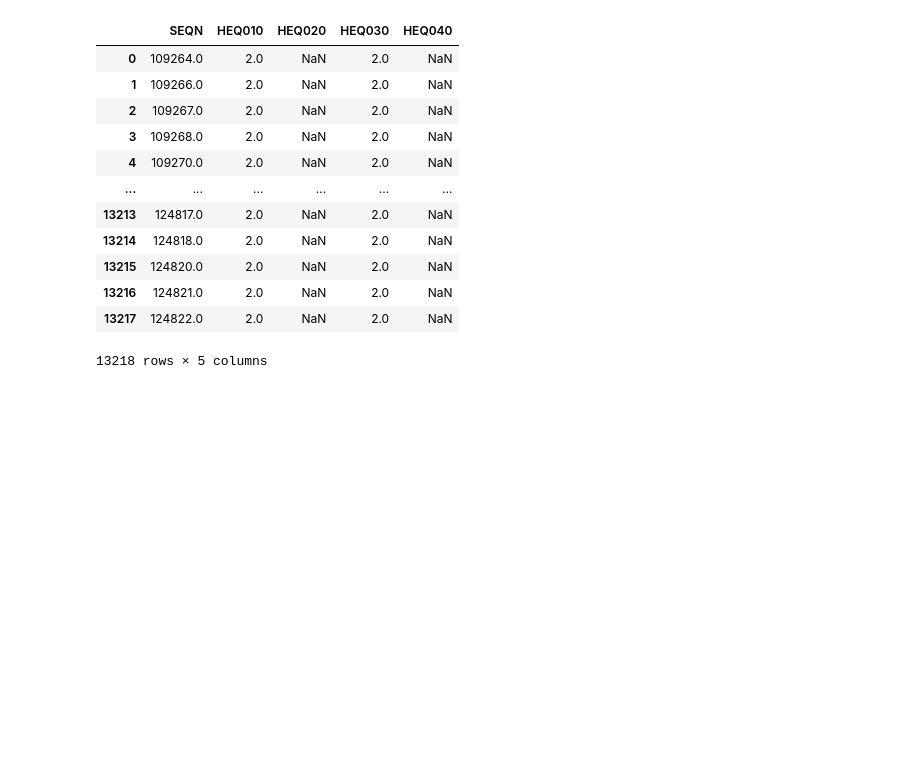
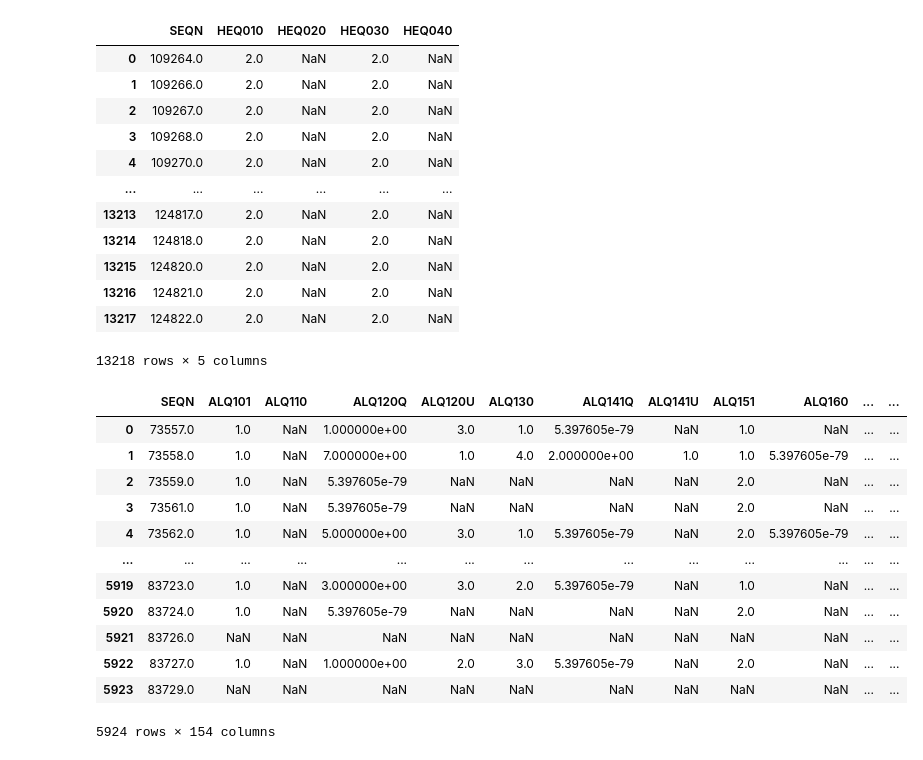
Before and after one commit to tomBaty/data301_project, a Jupyter notebook: main.ipynb, the cells around one changed output. Drawn from its saved outputs; the diff is of its cells as text; code cells hidden in the pictures; blank space fills up the shorter version.

```diff
--- a/main.ipynb
+++ b/main.ipynb
@@ -18,3 +18,31 @@ df
 | 13216 | 124821.0 | 2.0 | NaN | 2.0 | NaN |
 | 13217 | 124822.0 | 2.0 | NaN | 2.0 | NaN |
 13218 rows × 5 columns
+# %%
+Hepatitis1 = pd.read_sas("2013-2014 data\HEQ_H.XPT")
+AlcoholUse1 = pd.read_sas("2013-2014 data\ALQ_H.XPT")
+CurrentHealthStatus1 = pd.read_sas("2013-2014 data\HSQ_H.XPT")
+Immunization1 = pd.read_sas("2013-2014 data\IMQ_H.XPT")
+MedicalConditions1 = pd.read_sas("2013-2014 data\MCQ_H.XPT")
+SmokingCigaretteUse1 = pd.read_sas("2013-2014 data\SMQ_H.XPT")
+# %%
+from functools import reduce
+data_merge1 = reduce(lambda left, right:     # Merge three pandas DataFrames
+                     pd.merge(left , right,
+                              on = ["SEQN"]),
+                     [AlcoholUse1, CurrentHealthStatus1,  Hepatitis1,Immunization1,MedicalConditions1,SmokingCigaretteUse1])
+data_merge1
+# %% [output]
+|  | SEQN | ALQ101 | ALQ110 | ALQ120Q | ALQ120U | ALQ130 | ALQ141Q | ALQ141U | ALQ151 | ALQ160 | ... | ... |
+| 0 | 73557.0 | 1.0 | NaN | 1.000000e+00 | 3.0 | 1.0 | 5.397605e-79 | NaN | 1.0 | NaN | ... | ... |
+| 1 | 73558.0 | 1.0 | NaN | 7.000000e+00 | 1.0 | 4.0 | 2.000000e+00 | 1.0 | 1.0 | 5.397605e-79 | ... | ... |
+| 2 | 73559.0 | 1.0 | NaN | 5.397605e-79 | NaN | NaN | NaN | NaN | 2.0 | NaN | ... | ... |
+| 3 | 73561.0 | 1.0 | NaN | 5.397605e-79 | NaN | NaN | NaN | NaN | 2.0 | NaN | ... | ... |
+| 4 | 73562.0 | 1.0 | NaN | 5.000000e+00 | 3.0 | 1.0 | 5.397605e-79 | NaN | 2.0 | 5.397605e-79 | ... | ... |
+| ... | ... | ... | ... | ... | ... | ... | ... | ... | ... | ... | ... | ... |
+| 5919 | 83723.0 | 1.0 | NaN | 3.000000e+00 | 3.0 | 2.0 | 5.397605e-79 | NaN | 1.0 | NaN | ... | ... |
+| 5920 | 83724.0 | 1.0 | NaN | 5.397605e-79 | NaN | NaN | NaN | NaN | 2.0 | NaN | ... | ... |
+| 5921 | 83726.0 | NaN | NaN | NaN | NaN | NaN | NaN | NaN | NaN | NaN | ... | ... |
+| 5922 | 83727.0 | 1.0 | NaN | 1.000000e+00 | 2.0 | 3.0 | 5.397605e-79 | NaN | 2.0 | NaN | ... | ... |
+| 5923 | 83729.0 | NaN | NaN | NaN | NaN | NaN | NaN | NaN | NaN | NaN | ... | ... |
+5924 rows × 154 columns
```
Also changed, not shown: parts of 4 cells of this notebook, 23 other files.
